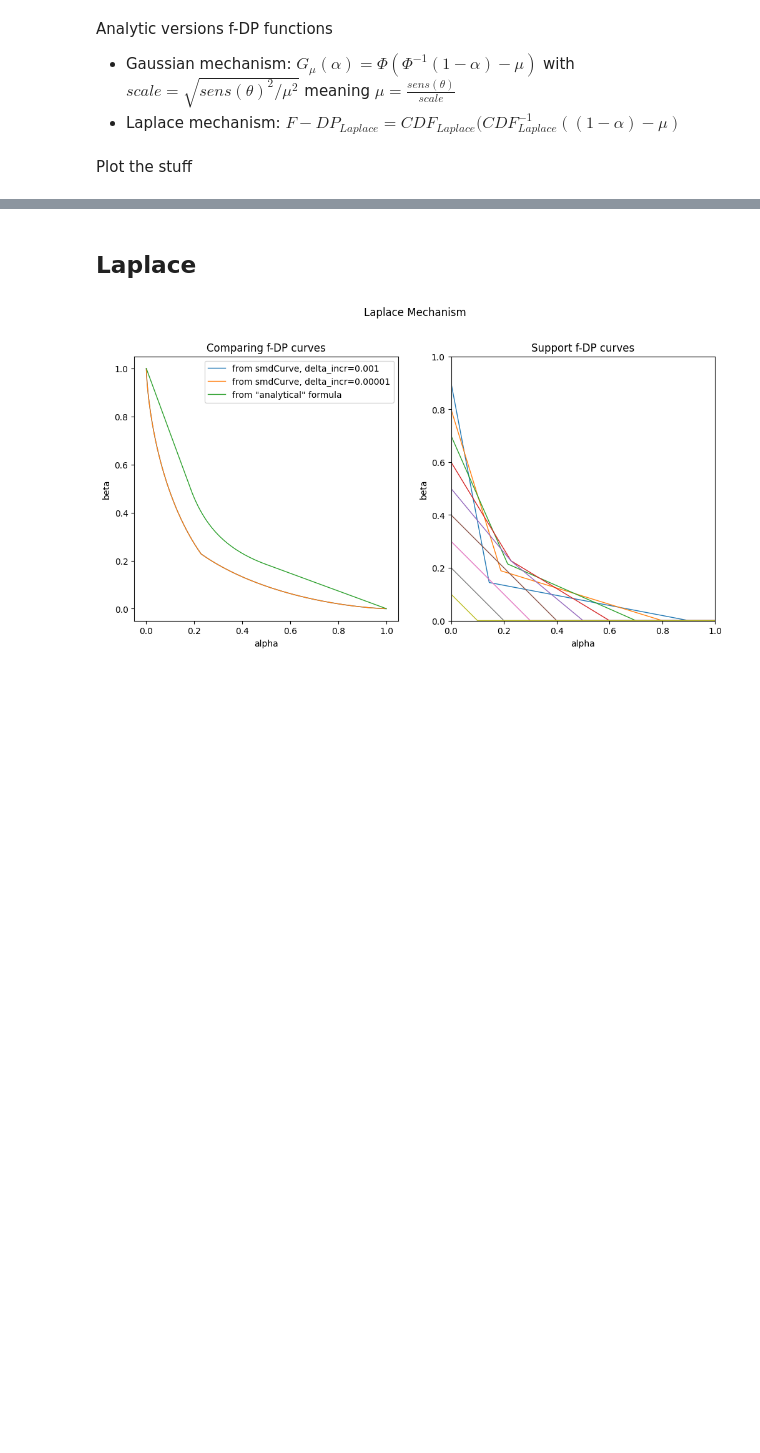
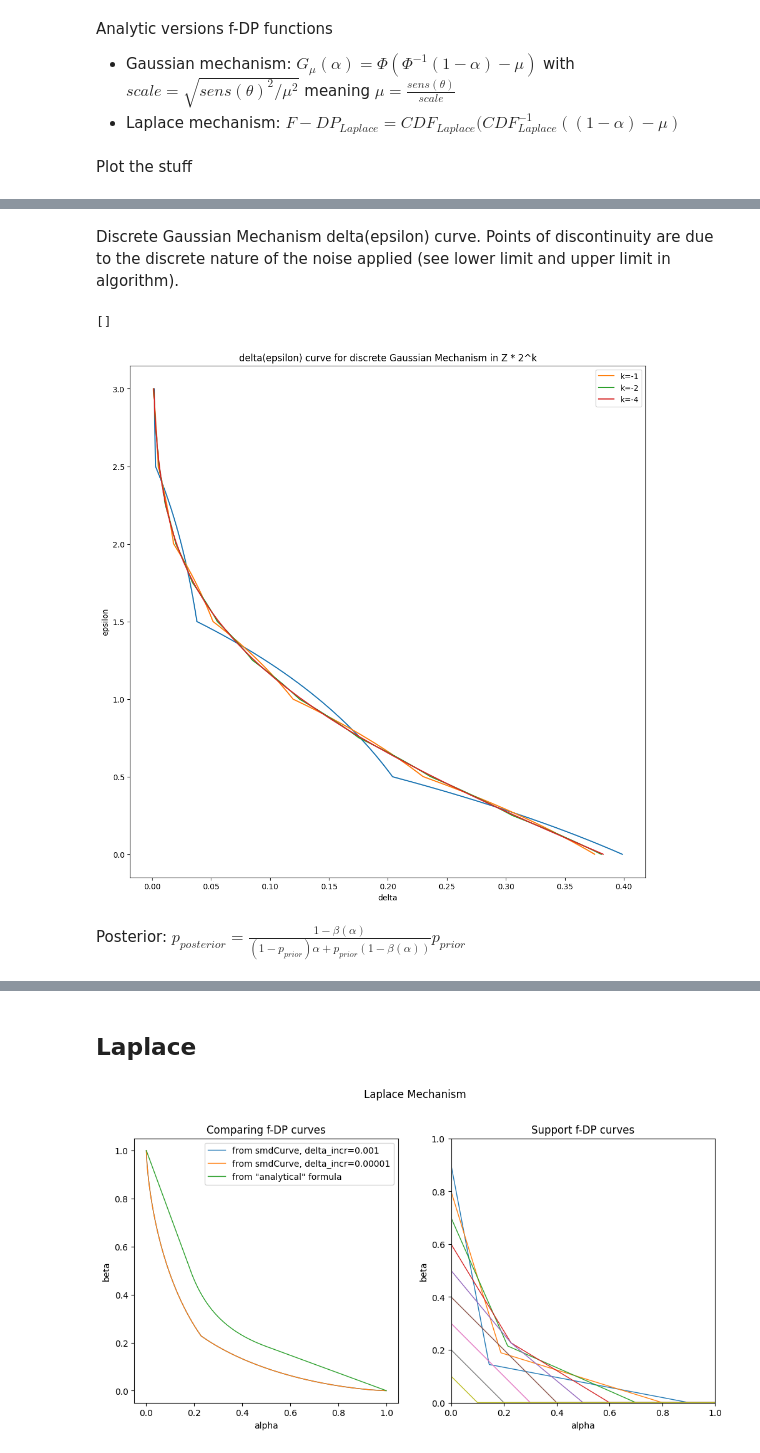
Before and after one commit to damienbfs/opendp-relative-risk, a Jupyter notebook: distances.ipynb, the cells around one changed output, grey strips where cells are left out. Saved outputs shown, nothing was run; the diff lists cells and outputs as text; code cells hidden in the pictures; blank space fills up the shorter version.

```diff
--- a/distances.ipynb
+++ b/distances.ipynb
@@ -176,0 +179,26 @@ plt.show()
+# %% [markdown]
+Discrete Gaussian Mechanism delta(epsilon) curve. Points of discontinuity are due to the discrete nature of the noise applied (see lower limit and upper limit in algorithm).
+# %%
+from tradeoff import dg_delta_k
+privacy_profile_gaussian_discrete_deltas_explore = [(lambda e: dg_delta(gaussian_scale**2, e, count_sensitivity, iters=2000))(eps) for eps in np.arange(0.001, 3, 0.001)]
+privacy_profile_gaussian_discrete_deltas_k1 = [(lambda e: dg_delta_k(gaussian_scale**2, e, count_sensitivity, iters=2000, k=-1))(eps) for eps in np.arange(0.001, 3, 0.001)]
+privacy_profile_gaussian_discrete_deltas_k2 = [(lambda e: dg_delta_k(gaussian_scale**2, e, count_sensitivity, iters=2000, k=-2))(eps) for eps in np.arange(0.001, 3, 0.001)]
+privacy_profile_gaussian_discrete_deltas_k4 = [(lambda e: dg_delta_k(gaussian_scale**2, e, count_sensitivity, iters=2000, k=-4))(eps) for eps in np.arange(0.001, 3, 0.001)]
+
+fig, ax = plt.subplots(1, 1, figsize=(12, 12))
+
+ax.set_title("delta(epsilon) curve for discrete Gaussian Mechanism in Z * 2^k")
+ax.plot(privacy_profile_gaussian_discrete_deltas_explore, np.arange(0.001, 3, 0.001))
+ax.plot(privacy_profile_gaussian_discrete_deltas_k1, np.arange(0.001, 3, 0.001), label="k=-1")
+ax.plot(privacy_profile_gaussian_discrete_deltas_k2, np.arange(0.001, 3, 0.001), label="k=-2")
+ax.plot(privacy_profile_gaussian_discrete_deltas_k4, np.arange(0.001, 3, 0.001), label="k=-4")
+ax.set_xlabel("delta")
+ax.set_ylabel("epsilon")
+ax.legend()
+
+plt.plot()
+# %% [output]
+[]
+[figure, added]
+# %% [markdown]
+Posterior: $p_{posterior} = \frac{1 - \beta(\alpha)}{(1-p_{prior})\alpha + p_{prior}(1 - \beta(\alpha))}p_{prior}$
```
Also changed, not shown: parts of 19 cells of this notebook, 2 other files.
